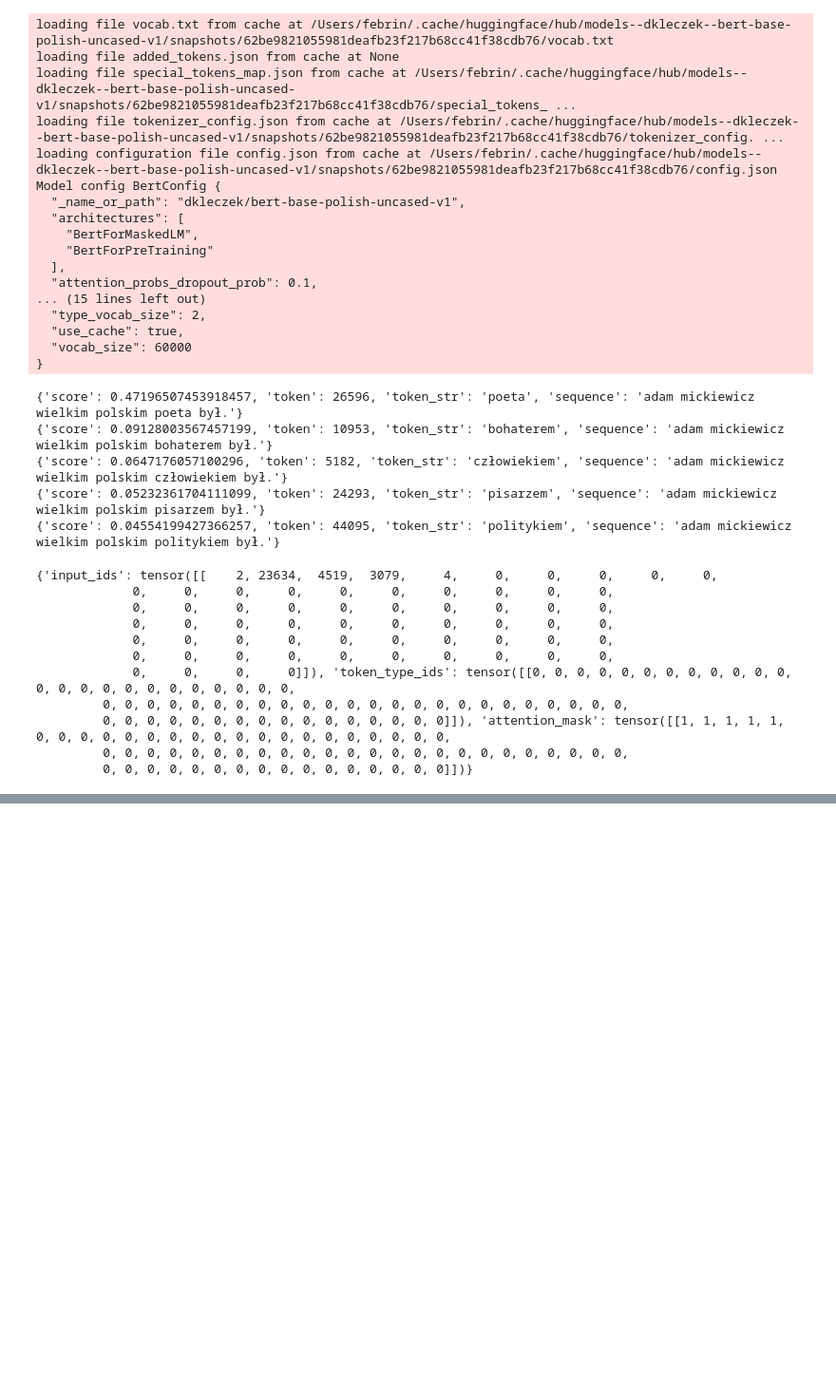
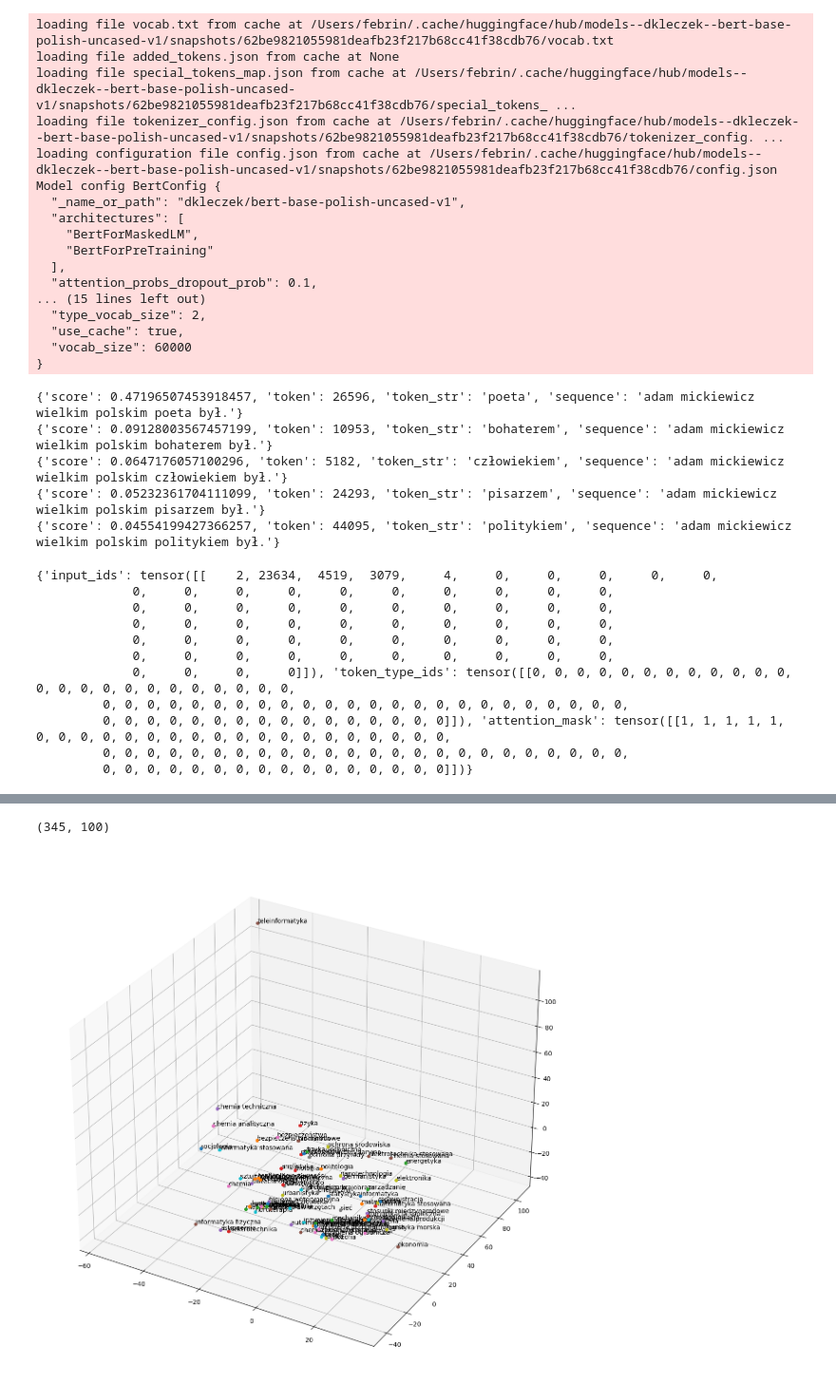
Before and after one commit to jakub-lat/hackyeah-2023, a Jupyter notebook: src/data/notebooks/embeddings.ipynb, the cells around one changed output, grey strips where cells are left out. Shown at 95% size. Saved outputs shown, nothing was run; the diff lists cells and outputs as text; code cells hidden in the pictures; blank space fills up the shorter version.

Commit message:
Add embeddings

```diff
--- a/src/data/notebooks/embeddings.ipynb
+++ b/src/data/notebooks/embeddings.ipynb
@@ -91,0 +160,2 @@ dir
+# %%
+word2vec = KeyedVectors.load("word2vec/word2vec_100_3_polish.bin")
@@ -91,0 +177,7 @@ dir
+# %%
+import json
+
+with open("../fieldsOfStudy.json") as f:
+    data = json.load(f)
+
+len(data)
@@ -91,0 +207,64 @@ dir
+# %%
+rules = {
+    "cyberbezpieczeństwo": "bezpieczeństwo",
+    "sieci komputerowe": "sieć",
+    "chemoinżynieria": "chemiczny",
+}
+def get_embed(x):
+    try:
+        v = word2vec.get_vector(x)
+    except:
+        v = None
+    return v
+
+
+labels = []
+vectors = []
+for i, x in enumerate(data):
+    fac = x["type"].lower()
+    if fac in rules:
+        fac = rules[fac]
+    v = get_embed(fac)
+    if v is not None:
+        ...
+    elif fac.find(" ") != -1:
+        subv = [
+            get_embed(z) for z in fac.split(" ")
+        ]
+        subv = [z for z in subv if z is not None]
+        if len(subv) > 0:
+            v = np.array(subv).mean(axis=0)
+
+    if v is None:
+        raise RuntimeError(i, fac)
+    vectors.append(v)
+    labels.append(fac)
+
+assert len(vectors) == len(labels), (len(vectors), len(labels))
+vectors = np.array(vectors)
+print(vectors.shape)
+
+
+X_embedded = TSNE(
+    n_components=3, learning_rate='auto',
+    init='random', perplexity=2
+).fit_transform(vectors)
+
+fig = plt.figure(figsize=(15, 15))
+ax = fig.add_subplot(projection='3d')
+all_points = []
+added_facults = {}
+for i, (x, y, z) in enumerate(X_embedded):
+    # x += 0.83
+    # y -= 4.01
+    # z -= 0.39
+    if labels[i] in added_facults:
+        continue
+    else:
+        added_facults[labels[i]] = (str(x), str(y), str(z))
+    ax.scatter(x, y, z)
+    ax.text(x, y, z, labels[i])
+    all_points.append([x, y ,z])
+# %% [output]
+(345, 100)
+[figure, added]
```
Also changed, not shown: parts of 20 cells of this notebook, 2 other files.
